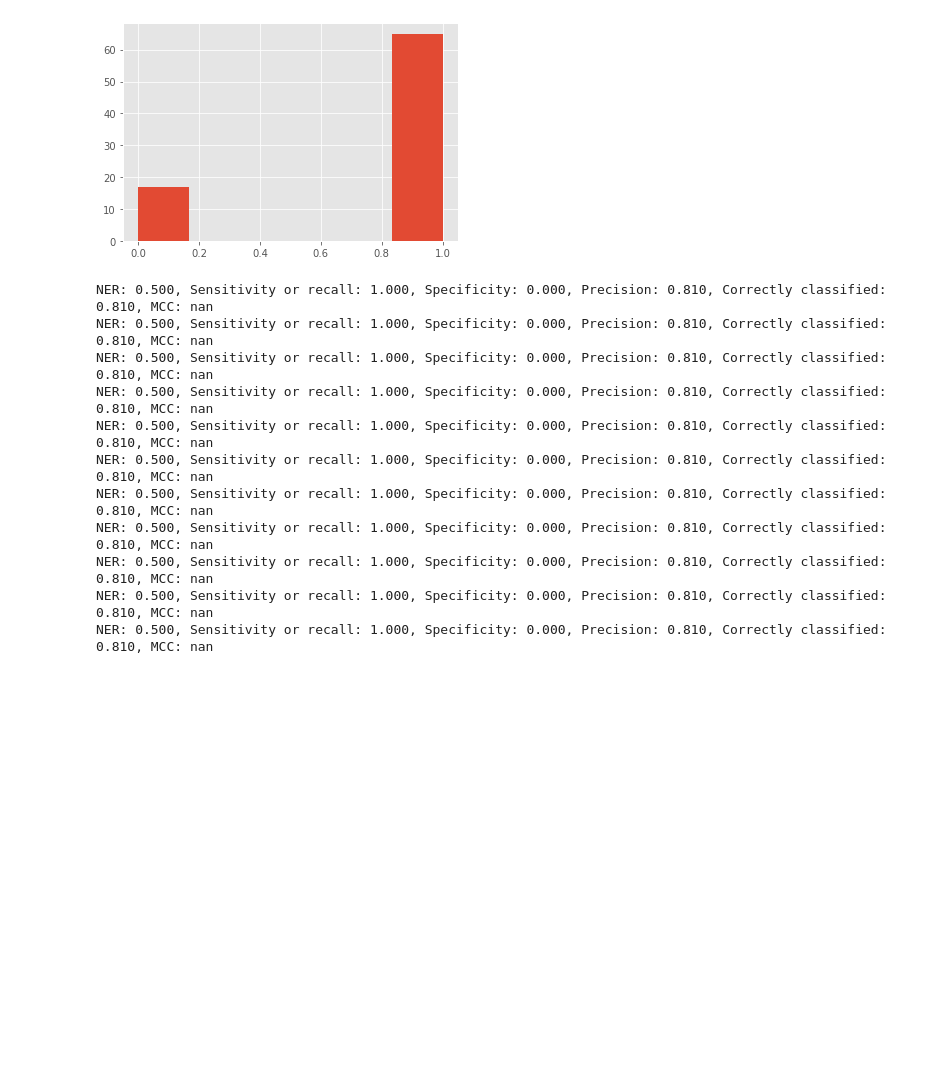
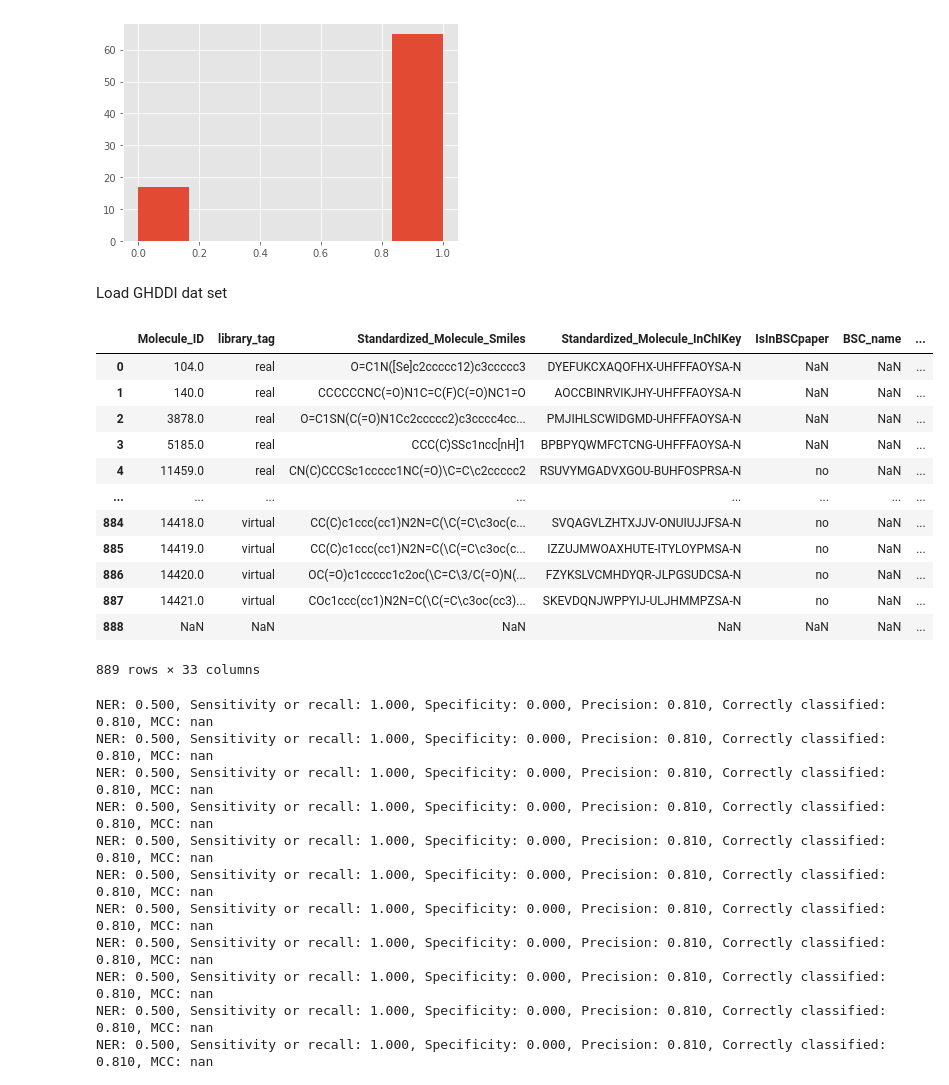
Before and after one commit to danielSoler93/drug_learning, a Jupyter notebook: drug_learning/2D/dataset_sars2.ipynb, the cells around one changed output. Drawn from its saved outputs; the diff is of its cells as text; code cells hidden in the pictures; blank space fills up the shorter version.

Commit message:
Add GHDDI dataset

```diff
--- a/drug_learning/2D/dataset_sars2.ipynb
+++ b/drug_learning/2D/dataset_sars2.ipynb
@@ -25,6 +25,7 @@ matplotlib.rcParams.update({'font.size': 24})
 plt.style.use("ggplot")
 
 PATH_DATA = "../datasets/SARS2/"
+PATH_DATA_GHDDI = "../datasets/SAR1/GHDDI"
 # %%
 def get_features_morgan(input_sdf):
     structures_shared = Chem.SDMolSupplier(input_sdf)
@@ -189,3 +190,24 @@ active = active[mask]
 plt.hist(active, bins=6);
 # %% [output]
 [figure]
+# %% [markdown]
+Load GHDDI dat set
+# %%
+data_GHDDI = pd.read_csv(os.path.join(PATH_DATA_GHDDI, "3CLProtease_ActiveDataset.csv"), decimal=",")
+activity_col = "value_GHDDI"
+# %%
+data_GHDDI
+# %% [output]
+|  | Molecule_ID | library_tag | Standardized_Molecule_Smiles | Standardized_Molecule_InChIKey | IsInBSCpaper | BSC_name | ... |
+| 0 | 104.0 | real | O=C1N([Se]c2ccccc12)c3ccccc3 | DYEFUKCXAQOFHX-UHFFFAOYSA-N | NaN | NaN | ... |
+| 1 | 140.0 | real | CCCCCCNC(=O)N1C=C(F)C(=O)NC1=O | AOCCBINRVIKJHY-UHFFFAOYSA-N | NaN | NaN | ... |
+| 2 | 3878.0 | real | O=C1SN(C(=O)N1Cc2ccccc2)c3cccc4cc... | PMJIHLSCWIDGMD-UHFFFAOYSA-N | NaN | NaN | ... |
+| 3 | 5185.0 | real | CCC(C)SSc1ncc[nH]1 | BPBPYQWMFCTCNG-UHFFFAOYSA-N | NaN | NaN | ... |
+| 4 | 11459.0 | real | CN(C)CCCSc1ccccc1NC(=O)\C=C\c2ccccc2 | RSUVYMGADVXGOU-BUHFOSPRSA-N | no | NaN | ... |
+| ... | ... | ... | ... | ... | ... | ... | ... |
+| 884 | 14418.0 | virtual | CC(C)c1ccc(cc1)N2N=C(\C(=C\c3oc(c... | SVQAGVLZHTXJJV-ONUIUJJFSA-N | no | NaN | ... |
+| 885 | 14419.0 | virtual | CC(C)c1ccc(cc1)N2N=C(\C(=C\c3oc(c... | IZZUJMWOAXHUTE-ITYLOYPMSA-N | no | NaN | ... |
+| 886 | 14420.0 | virtual | OC(=O)c1ccccc1c2oc(\C=C\3/C(=O)N(... | FZYKSLVCMHDYQR-JLPGSUDCSA-N | no | NaN | ... |
+| 887 | 14421.0 | virtual | COc1ccc(cc1)N2N=C(\C(=C\c3oc(cc3)... | SKEVDQNJWPPYIJ-ULJHMMPZSA-N | no | NaN | ... |
+| 888 | NaN | NaN | NaN | NaN | NaN | NaN | ... |
+889 rows × 33 columns
```
Also changed, not shown: parts of 1 cell of this notebook, 4 other files.
